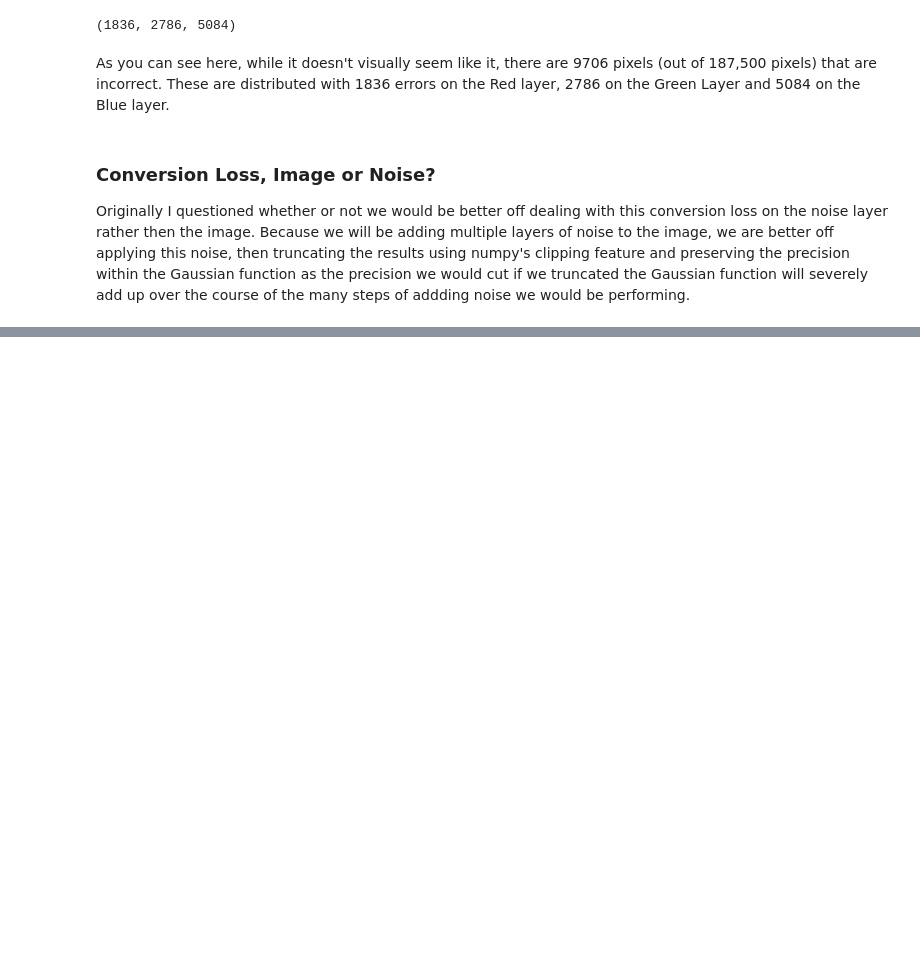
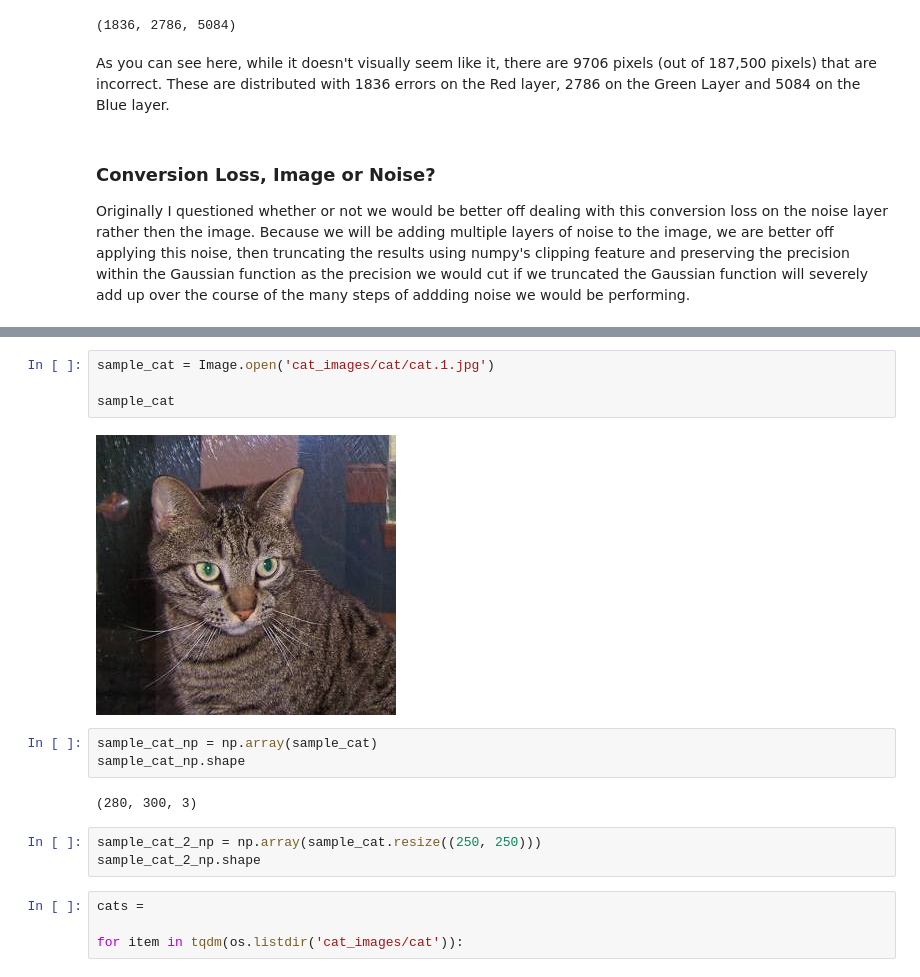
Before and after one commit to nick-leland/ascii_diffusion, a Jupyter notebook: Diffusion_Notes.ipynb, the cells around one changed output, grey strips where cells are left out. Saved outputs shown, nothing was run; the diff lists cells and outputs as text; blank space fills up the shorter version.

```diff
--- a/Diffusion_Notes.ipynb
+++ b/Diffusion_Notes.ipynb
@@ -336,0 +416,18 @@ def save_numpy_array_as_gif(image_arrays, output_path, duration=500):
+# %%
+sample_cat = Image.open('cat_images/cat/cat.1.jpg')
+
+sample_cat
+# %% [output]
+[figure, added]
+# %%
+sample_cat_np = np.array(sample_cat)
+sample_cat_np.shape
+# %% [output]
+(280, 300, 3)
+# %%
+sample_cat_2_np = np.array(sample_cat.resize((250, 250)))
+sample_cat_2_np.shape
+# %%
+cats =
+
+for item in tqdm(os.listdir('cat_images/cat')):
```
Also changed, not shown: parts of 21 cells of this notebook.
